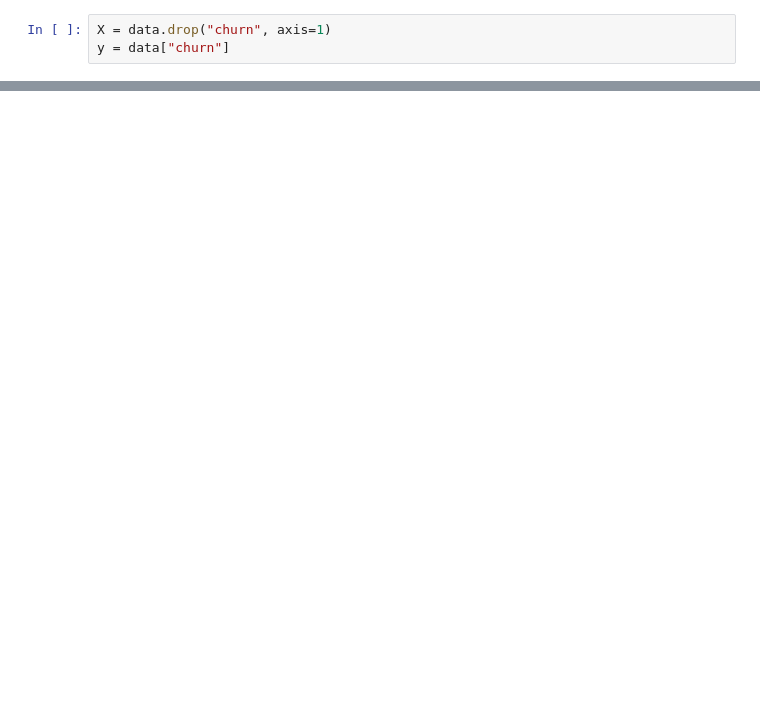
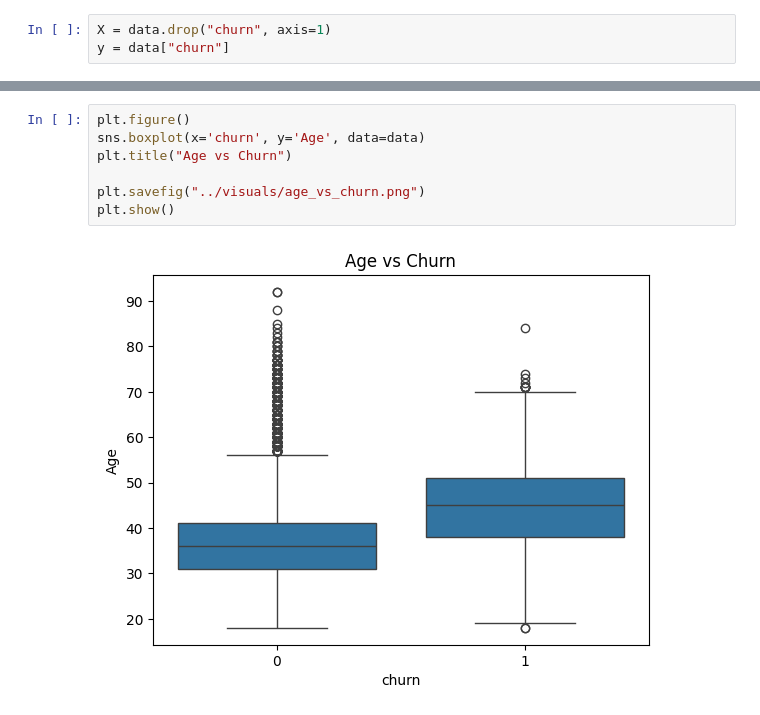
Before and after one commit to Yaswanth-23/customer-churn-prediction, a Jupyter notebook: notebooks/churn_analysis.ipynb, the cells around one changed output, grey strips where cells are left out. Saved outputs shown, nothing was run; the diff lists cells and outputs as text; blank space fills up the shorter version.

```diff
--- a/notebooks/churn_analysis.ipynb
+++ b/notebooks/churn_analysis.ipynb
@@ -121,0 +86,9 @@ estimated_salary : 0.007309578176515173
+# %%
+plt.figure()
+sns.boxplot(x='churn', y='Age', data=data)
+plt.title("Age vs Churn")
+
+plt.savefig("../visuals/age_vs_churn.png")
+plt.show()
+# %% [output]
+[figure, added]
```
Also changed, not shown: parts of 20 cells of this notebook, 7 other files.
